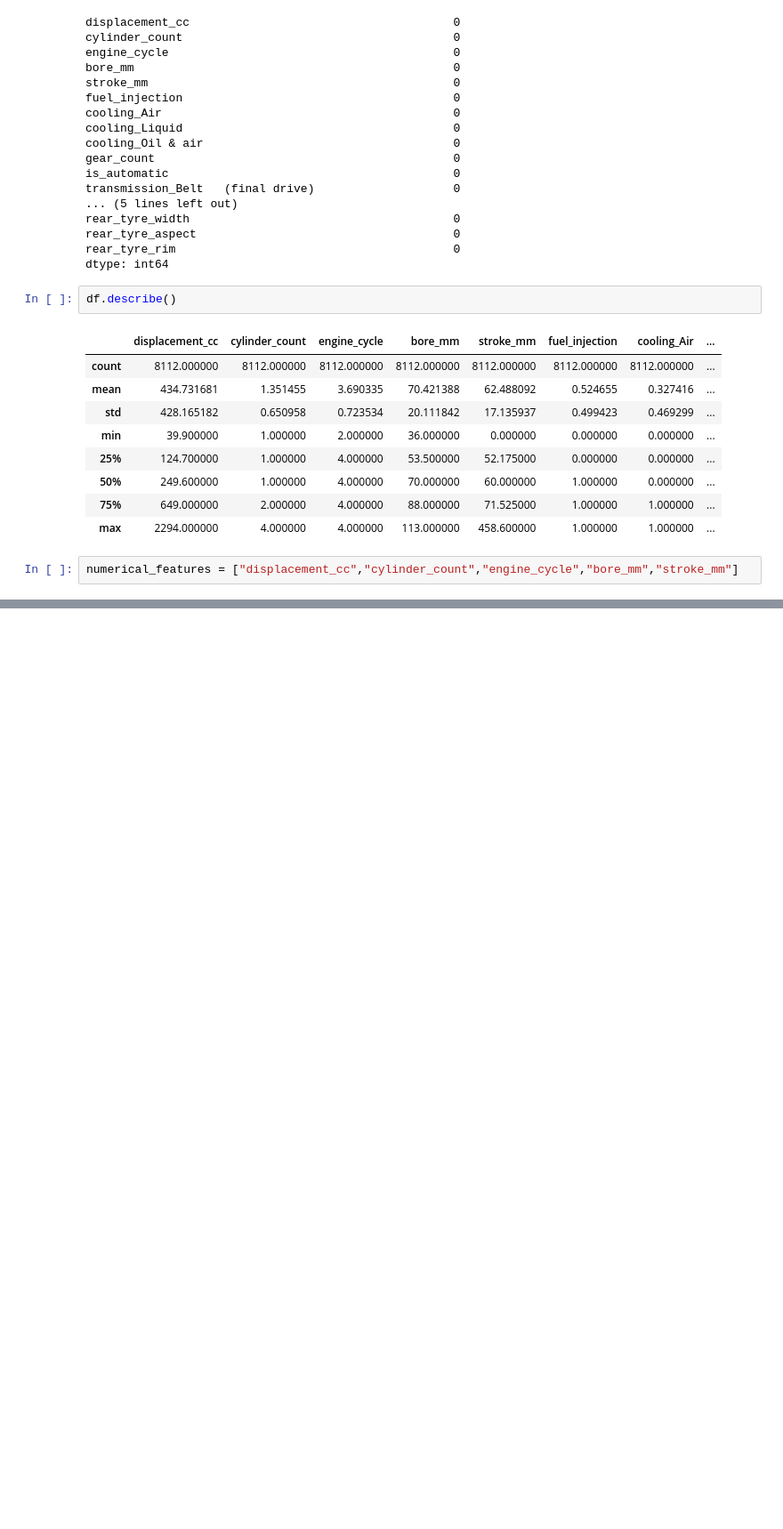
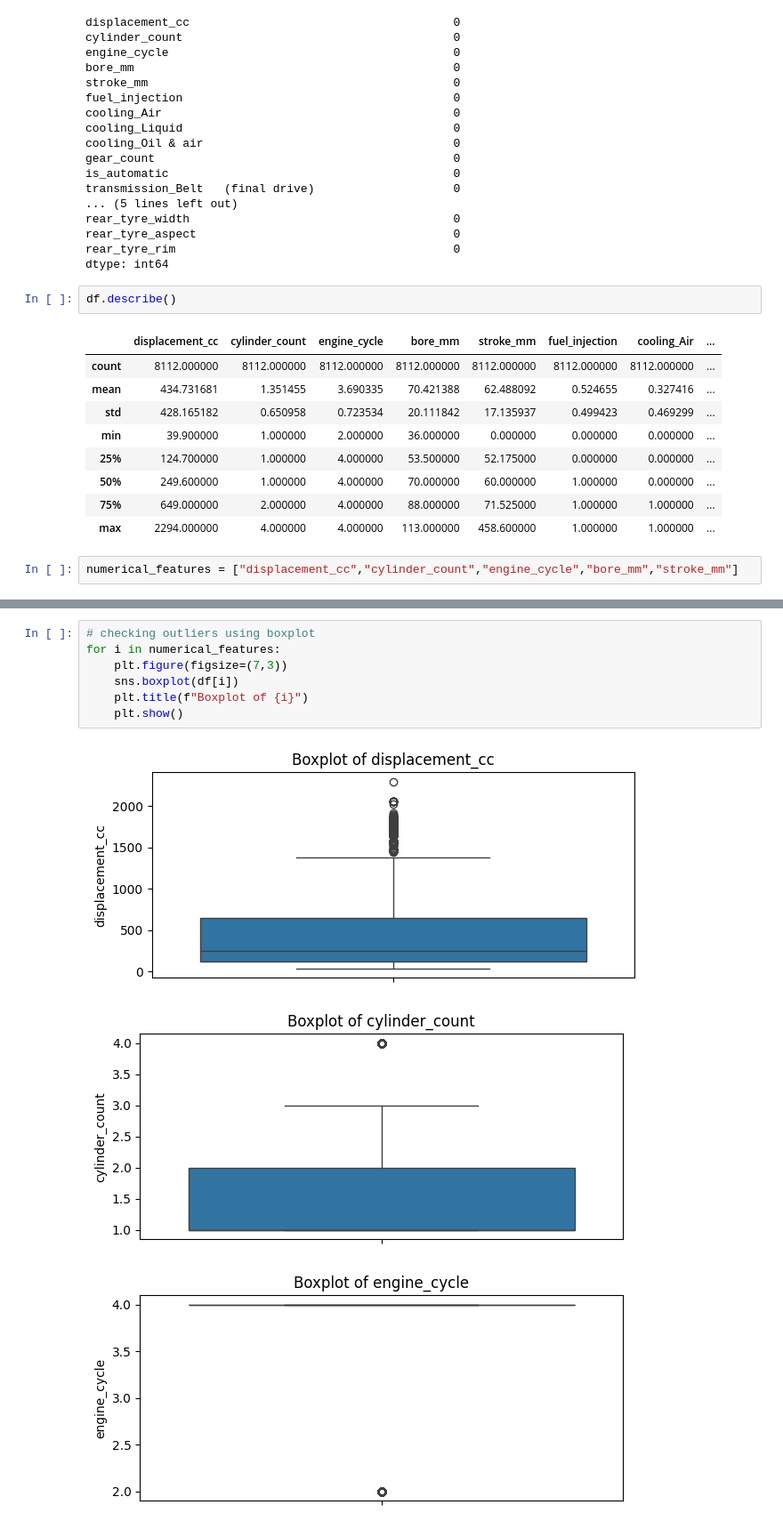
Before and after one commit to vinaykumar-chavali/bike-repo, a Jupyter notebook: notebook/eda.ipynb, the cells around one changed output, grey strips where cells are left out. Shown at 89% size. Drawn from its saved outputs; the diff is of its cells as text; blank space fills up the shorter version.

```diff
--- a/notebook/eda.ipynb
+++ b/notebook/eda.ipynb
@@ -81,0 +94,11 @@ numerical_features = ["displacement_cc","cylinder_count","engine_cycle","bore_mm
+# %%
+# checking outliers using boxplot
+for i in numerical_features:
+    plt.figure(figsize=(7,3))
+    sns.boxplot(df[i])
+    plt.title(f"Boxplot of {i}")
+    plt.show()
+# %% [output]
+[figure, added]
+[figure, added]
+[figure, added]
```
Also changed, not shown: parts of 11 cells of this notebook, 1 other file.
